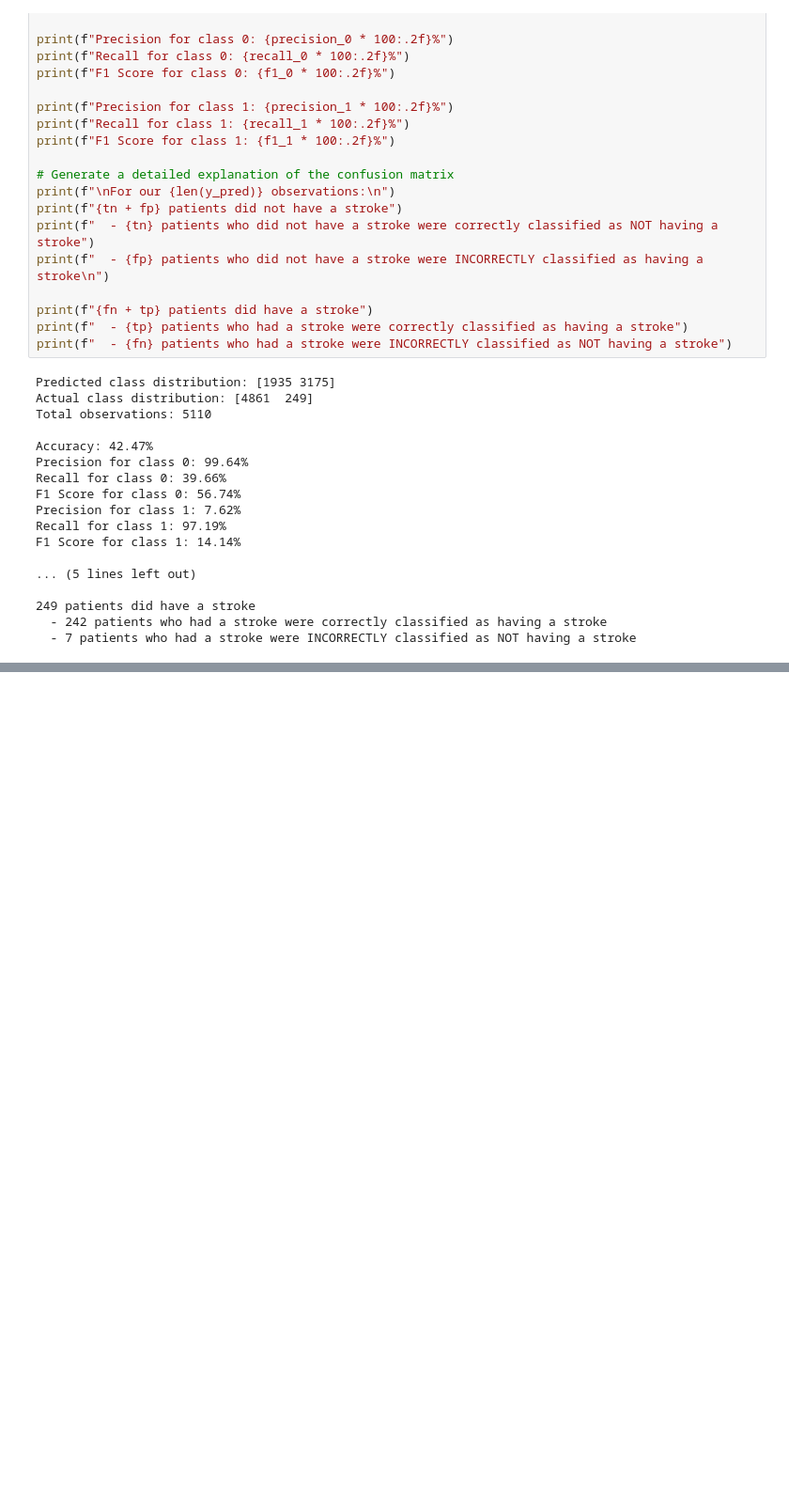
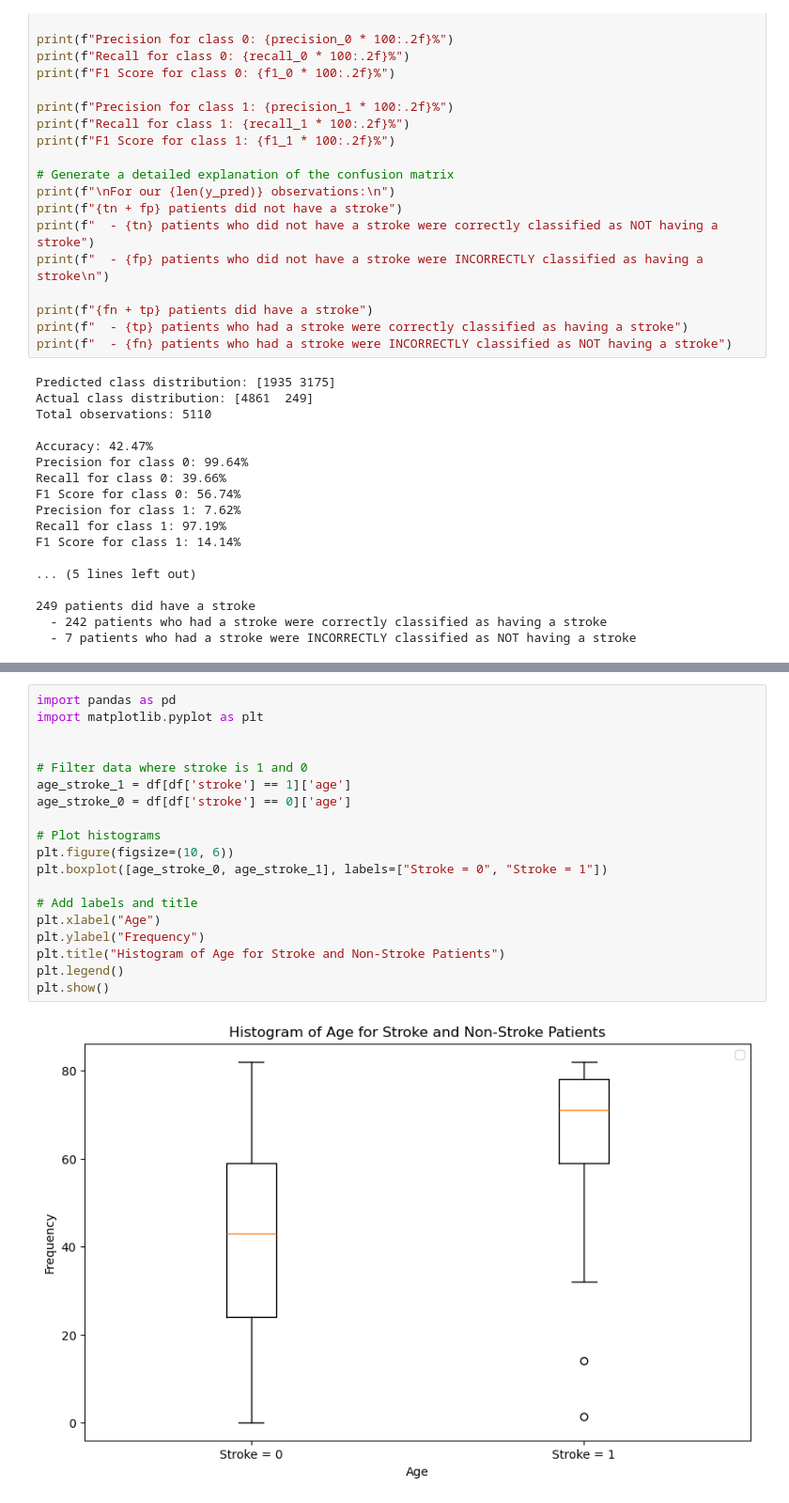
Before and after one commit to RuiQianSun/team7, a Jupyter notebook: experiments/xgboost.ipynb, the cells around one changed output, grey strips where cells are left out. Shown: that part at 94% size. Drawn from its saved outputs; the diff is of its cells as text; blank space fills up the shorter version.

```diff
--- a/experiments/xgboost.ipynb
+++ b/experiments/xgboost.ipynb
@@ -413,0 +439,21 @@ F1 Score for class 1: 14.14%
+# %%
+import pandas as pd
+import matplotlib.pyplot as plt
+
+
+# Filter data where stroke is 1 and 0
+age_stroke_1 = df[df['stroke'] == 1]['age']
+age_stroke_0 = df[df['stroke'] == 0]['age']
+
+# Plot histograms
+plt.figure(figsize=(10, 6))
+plt.boxplot([age_stroke_0, age_stroke_1], labels=["Stroke = 0", "Stroke = 1"])
+
+# Add labels and title
+plt.xlabel("Age")
+plt.ylabel("Frequency")
+plt.title("Histogram of Age for Stroke and Non-Stroke Patients")
+plt.legend()
+plt.show()
+# %% [output]
+[figure, added]
```
Also changed, not shown: parts of 9 cells of this notebook.
